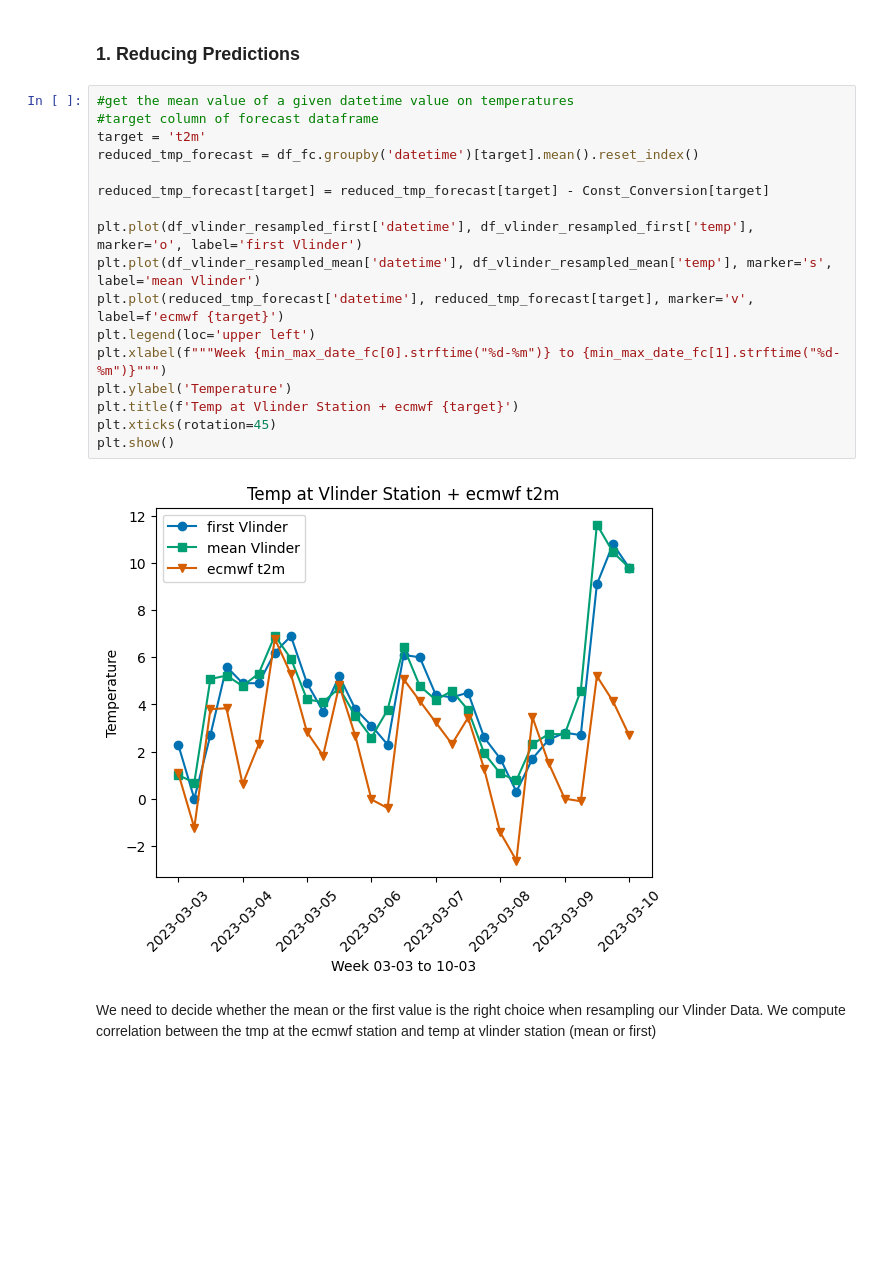
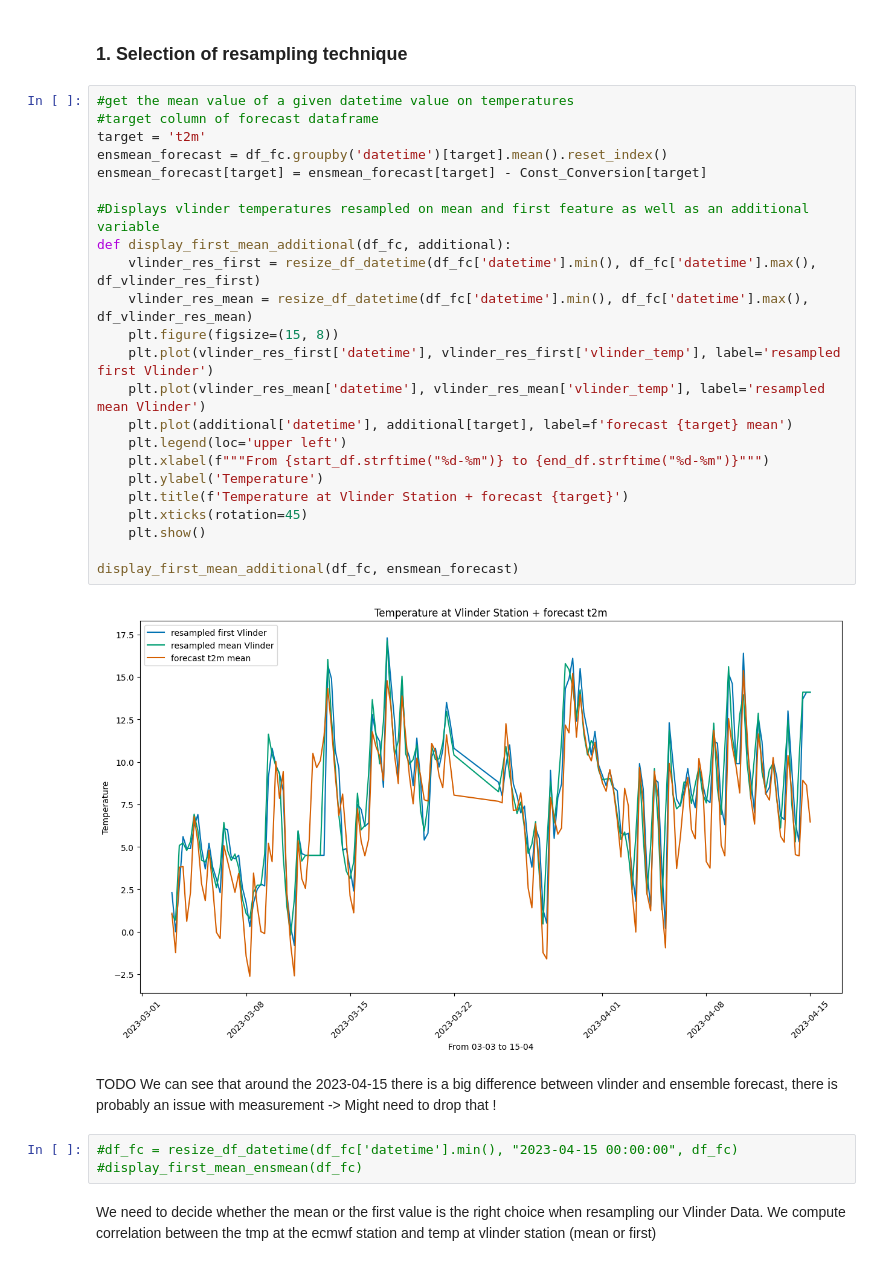
Before and after one commit to larsbonnefoy/TAI_Project, a Jupyter notebook: Project.ipynb, the cells around one changed output. Saved outputs shown, nothing was run; the diff lists cells and outputs as text; blank space fills up the shorter version.

```diff
--- a/Project.ipynb
+++ b/Project.ipynb
@@ -76,24 +132,36 @@ df_vlinder_resampled_tmp_metrics = [df_vlinder_resampled_first['temp'], df_vlind
 # %% [markdown]
-### 1. Reducing Predictions
+### 1. Selection of resampling technique
 # %%
 #get the mean value of a given datetime value on temperatures
 #target column of forecast dataframe
 target = 't2m'
-reduced_tmp_forecast = df_fc.groupby('datetime')[target].mean().reset_index()
+ensmean_forecast = df_fc.groupby('datetime')[target].mean().reset_index()
+ensmean_forecast[target] = ensmean_forecast[target] - Const_Conversion[target]
 
-reduced_tmp_forecast[target] = reduced_tmp_forecast[target] - Const_Conversion[target]
+#Displays vlinder temperatures resampled on mean and first feature as well as an additional variable
+def display_first_mean_additional(df_fc, additional):
+    vlinder_res_first = resize_df_datetime(df_fc['datetime'].min(), df_fc['datetime'].max(), df_vlinder_res_first)
+    vlinder_res_mean = resize_df_datetime(df_fc['datetime'].min(), df_fc['datetime'].max(), df_vlinder_res_mean)
+    plt.figure(figsize=(15, 8))
+    plt.plot(vlinder_res_first['datetime'], vlinder_res_first['vlinder_temp'], label='resampled first Vlinder')
+    plt.plot(vlinder_res_mean['datetime'], vlinder_res_mean['vlinder_temp'], label='resampled mean Vlinder')
+    plt.plot(additional['datetime'], additional[target], label=f'forecast {target} mean')
+    plt.legend(loc='upper left')
+    plt.xlabel(f"""From {start_df.strftime("%d-%m")} to {end_df.strftime("%d-%m")}""")
+    plt.ylabel('Temperature')
+    plt.title(f'Temperature at Vlinder Station + forecast {target}')
+    plt.xticks(rotation=45)
+    plt.show()
 
-plt.plot(df_vlinder_resampled_first['datetime'], df_vlinder_resampled_first['temp'], marker='o', label='first Vlinder')
-plt.plot(df_vlinder_resampled_mean['datetime'], df_vlinder_resampled_mean['temp'], marker='s', label='mean Vlinder')
-plt.plot(reduced_tmp_forecast['datetime'], reduced_tmp_forecast[target], marker='v', label=f'ecmwf {target}')
-plt.legend(loc='upper left')
-plt.xlabel(f"""Week {min_max_date_fc[0].strftime("%d-%m")} to {min_max_date_fc[1].strftime("%d-%m")}""")
-plt.ylabel('Temperature')
-plt.title(f'Temp at Vlinder Station + ecmwf {target}')
-plt.xticks(rotation=45)
-plt.show()
+display_first_mean_additional(df_fc, ensmean_forecast)
 # %% [output]
-[figure, old version]
+[figure, new version]
+# %% [markdown]
+TODO
+We can see that around the 2023-04-15 there is a big difference between vlinder and ensemble forecast, there is probably an issue with measurement -> Might need to drop that !
+# %%
+#df_fc = resize_df_datetime(df_fc['datetime'].min(), "2023-04-15 00:00:00", df_fc)
+#display_first_mean_ensmean(df_fc)
 # %% [markdown]
 We need to decide whether the mean or the first value is the right choice when resampling our Vlinder Data.
 We compute correlation between the tmp at the ecmwf station and temp at vlinder station (mean or first)
```
Also changed, not shown: parts of 35 cells of this notebook, 13 other files.
